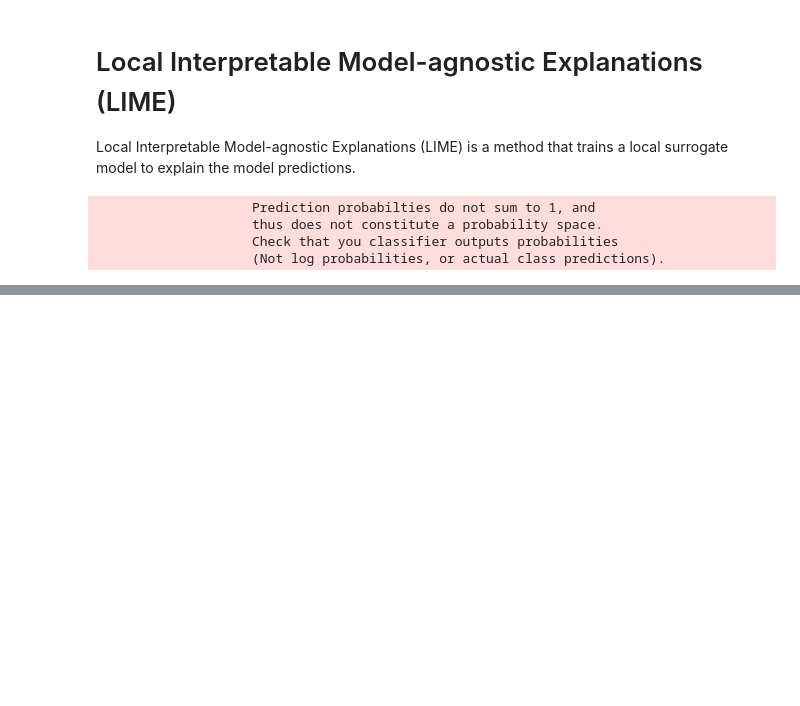
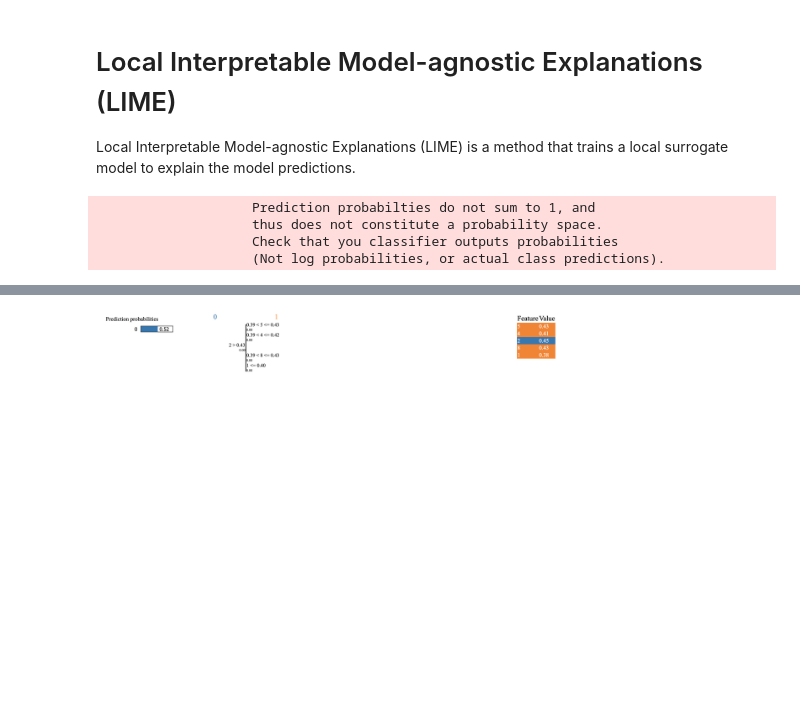
Before and after one commit to PacktPublishing/Production-Ready-Applied-Deep-Learning, a Jupyter notebook: Chapter_7/Secret_of_DL_models.ipynb, the cells around one changed output, grey strips where cells are left out. Saved outputs shown, nothing was run; the diff lists cells and outputs as text; code cells hidden in the pictures; blank space fills up the shorter version.

```diff
--- a/Chapter_7/Secret_of_DL_models.ipynb
+++ b/Chapter_7/Secret_of_DL_models.ipynb
@@ -114,0 +119,5 @@ display(HTML('lime.html'))
+# %%
+from IPython.display import Image
+Image(filename='lime.png')
+# %% [output]
+[figure, added]
```
Also changed, not shown: parts of 1 cell of this notebook, 1 other file.
